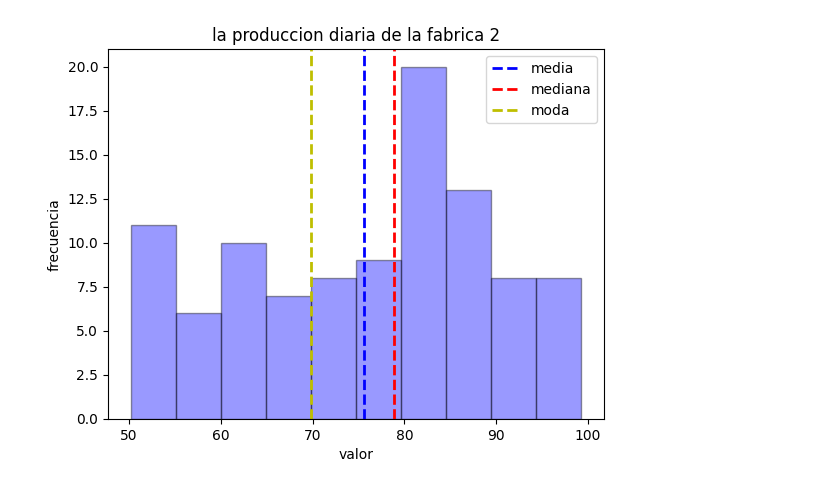
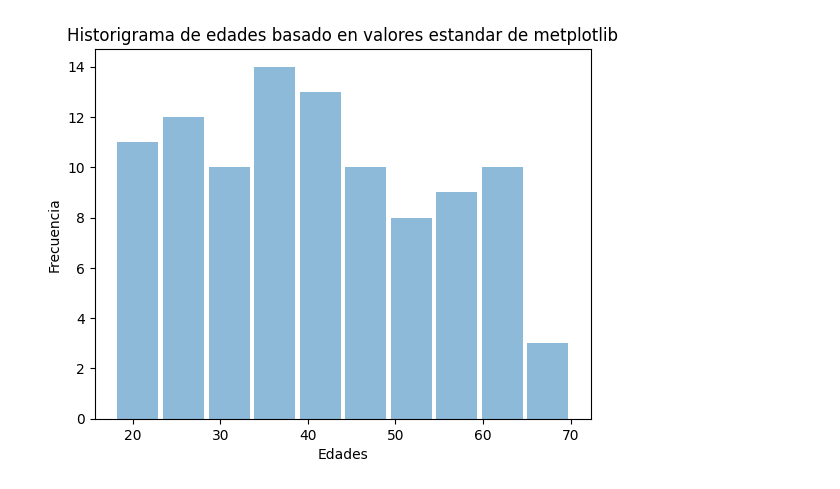
Before and after one commit to ManuelGuerrero13/Probabilidad, a Jupyter notebook: Untitled0.ipynb, the cells around one changed output. Saved outputs shown, nothing was run; the diff lists cells and outputs as text; code cells hidden in the pictures.

```diff
--- a/Untitled0.ipynb
+++ b/Untitled0.ipynb
@@ -79,6 +2,0 @@ import random
-# %%
-fabrica1 = []
-for i in range(100):
-    num_Aleatorio = round(random.uniform(50,100),2);
-    fabrica1.append(num_Aleatorio);
-print(fabrica1);
@@ -87,6 +2,0 @@ print(fabrica1);
-# %%
-fabrica2 = []
-for i in range(100):
-    num_Aleatorio = round(random.uniform(50,100),2);
-    fabrica2.append(num_Aleatorio);
-print(fabrica2);
@@ -94,0 +5,9 @@ print(fabrica2);
+# %%
+import random;
+#generamos una lista vacia que representa la edad de un grupo de personaes
+edades = [];
+
+for i in range(100):
+  numero_aleatorio = random.randint(18,70);
+  edades.append(numero_aleatorio);
+print(edades);
@@ -177,12 +169,7 @@ moda2 = mode(fabrica2);
-# %%
-plt.hist(fabrica2, bins =10, alpha=0.4,color='b',edgecolor = "black");
-plt.axvline(media2, color='b',linestyle='dashed',linewidth=2,label='media');
-plt.axvline(mediana2, color='r',linestyle='dashed',linewidth=2,label='mediana');
-plt.axvline(moda2, color='y',linestyle='dashed',linewidth=2,label='moda');
-plt.xlabel('valor');
-plt.ylabel('frecuencia');
-plt.title("la produccion diaria de la fabrica 2");
-plt.legend()
-plt.show()
-# %% [output]
-[figure, removed]
+# %%
+plt.hist(edades,alpha = 0.5, rwidth=0.90);
+plt.title("Historigrama de edades basado en valores estandar de metplotlib")
+plt.xlabel("Edades");
+plt.ylabel("Frecuencia");
+# %% [output]
+[figure, added]
```
Also changed, not shown: parts of 56 cells of this notebook.
